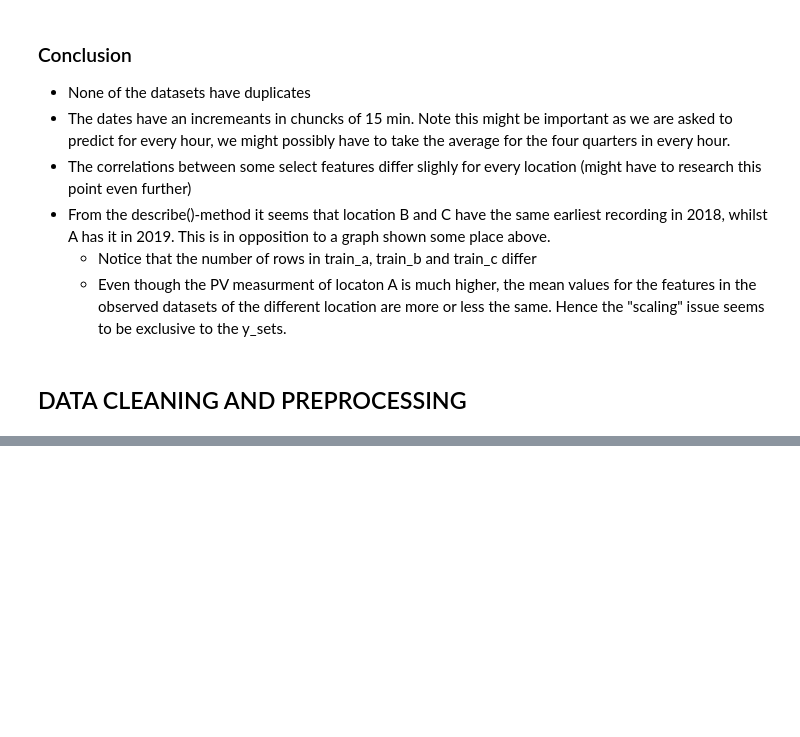
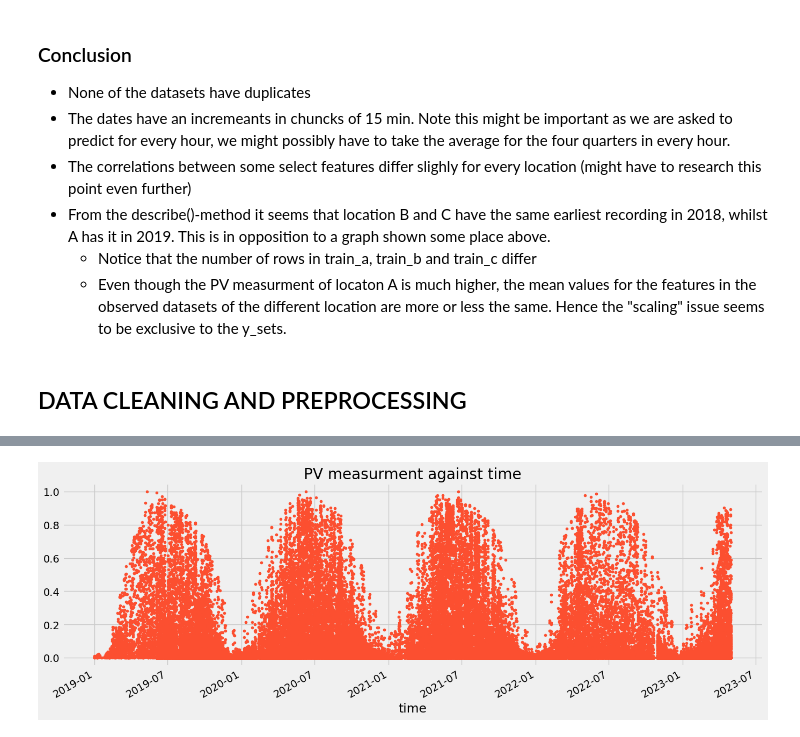
Before and after one commit to simenstang/TDT4173, a Jupyter notebook: data/long_notebook/Long_notebook.ipynb, the cells around one changed output, grey strips where cells are left out. Drawn from its saved outputs; the diff is of its cells as text; code cells hidden in the pictures; blank space fills up the shorter version.

```diff
--- a/data/long_notebook/Long_notebook.ipynb
+++ b/data/long_notebook/Long_notebook.ipynb
@@ -770,0 +1088,10 @@ table
+# %%
+def get_season(month):
+    if 3 <= month <= 5:
+        return 0  # spring
+    elif 6 <= month <= 8:
+        return 1  # summer
+    elif 9 <= month <= 11:
+        return 2  # fall
+    else:
+        return 3  # winter
@@ -770,0 +1139,4 @@ table
+# %%
+df = create_features(df)
+
+df.head()
@@ -770,0 +1177,17 @@ table
+# %%
+relevant = FEATURES.copy()
+relevant.append(TARGET)
+
+df = df[relevant]
+# %%
+print(df.isna().sum())
+before = df.shape
+
+train = df.dropna()
+print(train.isna().sum())
+after = train.shape
+
+dif = before[0] - after[0]
+
+df = df.dropna()
+print("DROPNA RESULTED IN", dif, "ROWS BEING DROPPED. THE DATASET HAS", after[0], "ROWS IN TOTAL.")
@@ -770,0 +1212,10 @@ table
+# %%
+color_pal = sns.color_palette()
+
+df["pv_measurement"].plot(style='.',
+        figsize=(15, 5),
+        color=color_pal[1],
+        title='PV measurment against time')
+plt.show()
+# %% [output]
+[figure, added]
```
Also changed, not shown: parts of 41 cells of this notebook.
